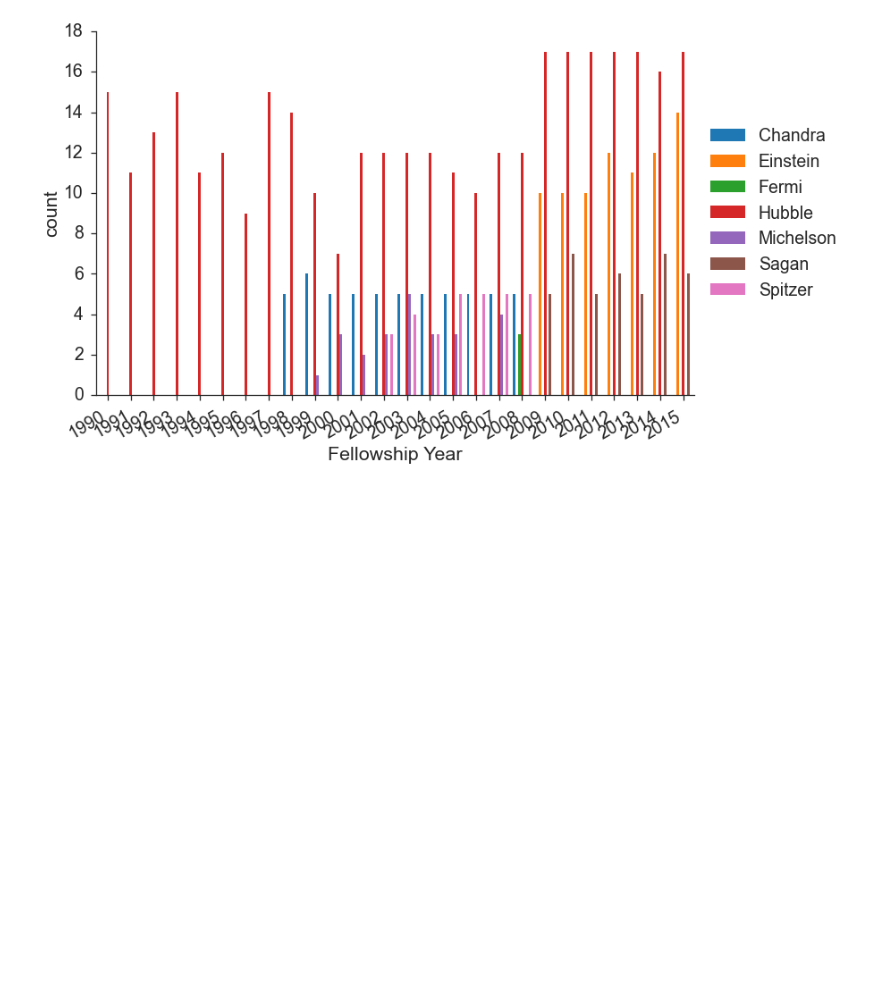
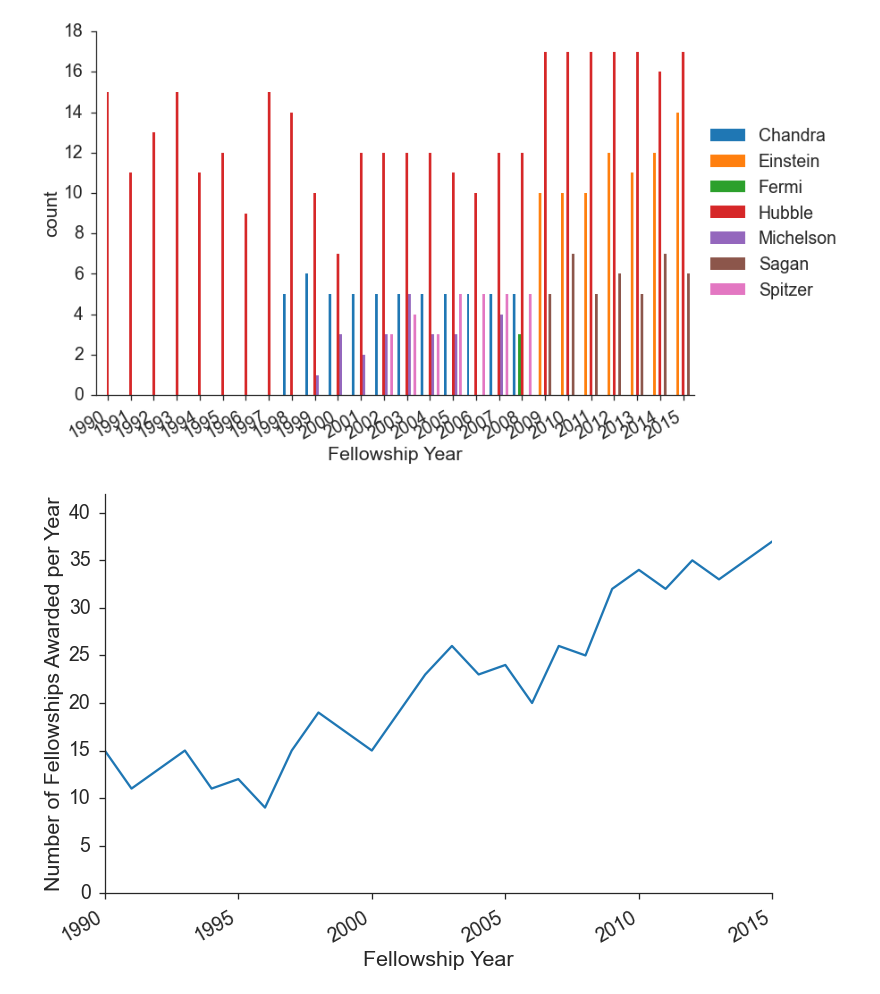
Before and after one commit to granttremblay/prize_fellow_careers, a Jupyter notebook: prize_fellow_careers.ipynb, the cells around one changed output. Cells and saved outputs as stored; diff of their text form; code cells hidden in the pictures; blank space fills up the shorter version.

Commit message:
add number of fellowships per year and second fellowship histogram

```diff
--- a/prize_fellow_careers.ipynb
+++ b/prize_fellow_careers.ipynb
@@ -37,6 +38,7 @@ Index([u'Fellowship Year', u'Fellowship', u'Name', u'PhD Institution',
       dtype='object')
 # %%
 df.sort('Fellowship Year',inplace=True)
+df['count'] = 1
 # %% [markdown]
 Set up some plotting preferences:
 # %%
@@ -66,3 +70,15 @@ outside_legend()
 fig.autofmt_xdate()
 # %% [output]
 [figure]
+# %%
+fig = plt.figure()
+grp = df.groupby('Fellowship Year')
+dfg = grp.agg(np.sum)
+plt.plot(dfg.index,dfg['count'])
+plt.xlabel('Fellowship Year')
+plt.ylabel('Number of Fellowships Awarded per Year')
+plt.ylim([0,dfg['count'].max()+5])
+sns.despine()
+fig.autofmt_xdate()
+# %% [output]
+[figure, added]
```
Also changed, not shown: parts of 16 cells of this notebook, 1 other file.
